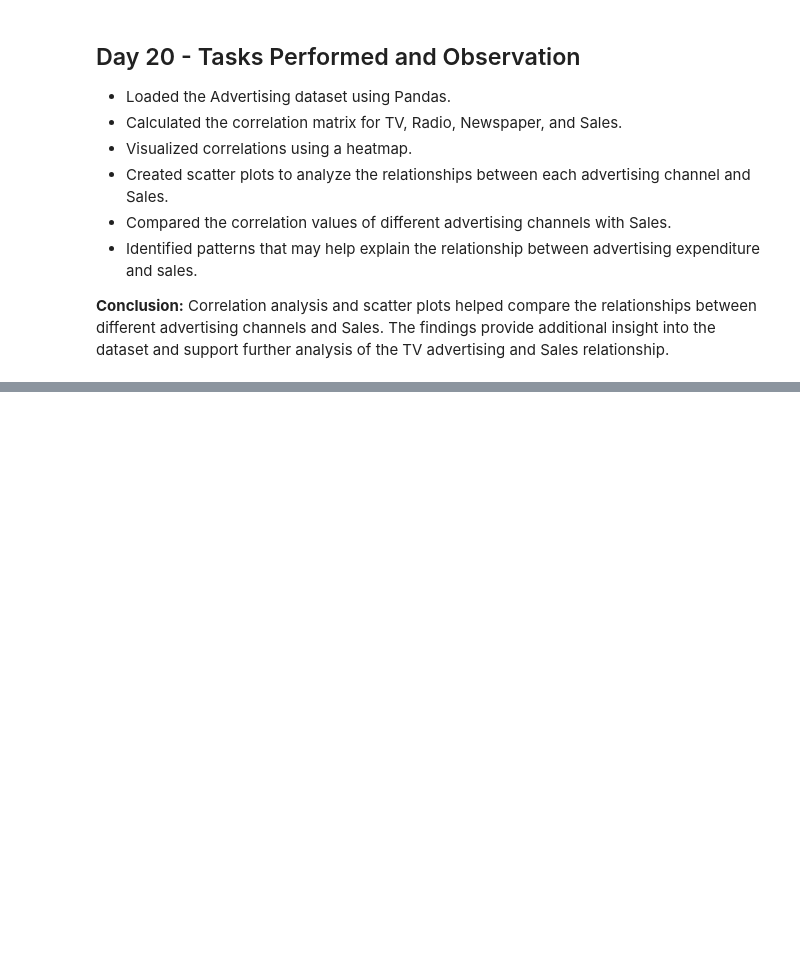
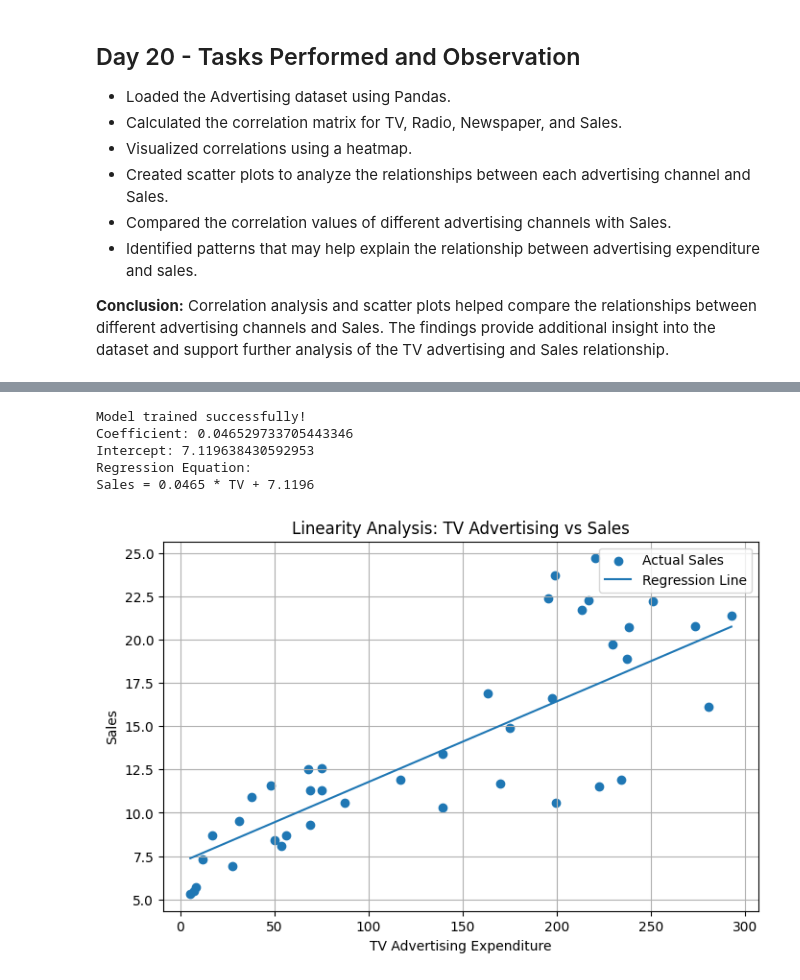
Before and after one commit to shreeshreeya69-crypto/simple-linear-regression-ybi, a Jupyter notebook: Simple_Linear_Regression_YBI.ipynb, the cells around one changed output, grey strips where cells are left out. Cells and saved outputs as stored; diff of their text form; code cells hidden in the pictures; blank space fills up the shorter version.

Commit message:
Day 21 - Regression Assumptions Analysis

```diff
--- a/Simple_Linear_Regression_YBI.ipynb
+++ b/Simple_Linear_Regression_YBI.ipynb
@@ -2336,0 +2365,46 @@ Name: sales, dtype: float64
+# %%
+X = df[['TV']]
+y = df['sales']
+
+X_train, X_test, y_train, y_test = train_test_split(
+    X, y, test_size=0.2, random_state=42
+)
+
+model = LinearRegression()
+model.fit(X_train, y_train)
+
+y_pred = model.predict(X_test)
+
+print("Model trained successfully!")
+print("Coefficient:", model.coef_[0])
+print("Intercept:", model.intercept_)
+print("Regression Equation:")
+print(f"Sales = {model.coef_[0]:.4f} * TV + {model.intercept_:.4f}")
+# %% [output]
+Model trained successfully!
+Coefficient: 0.046529733705443346
+Intercept: 7.119638430592953
+Regression Equation:
+Sales = 0.0465 * TV + 7.1196
+# %%
+plt.figure(figsize=(8, 5))
+
+plt.scatter(X_test['TV'], y_test, label='Actual Sales')
+
+sorted_indices = np.argsort(X_test['TV'].values)
+
+plt.plot(
+    X_test['TV'].values[sorted_indices],
+    y_pred[sorted_indices],
+    label='Regression Line'
+)
+
+plt.title("Linearity Analysis: TV Advertising vs Sales")
+plt.xlabel("TV Advertising Expenditure")
+plt.ylabel("Sales")
+plt.legend()
+plt.grid(True)
+
+plt.show()
+# %% [output]
+[figure, added]
```
Also changed, not shown: parts of 6 cells of this notebook.
